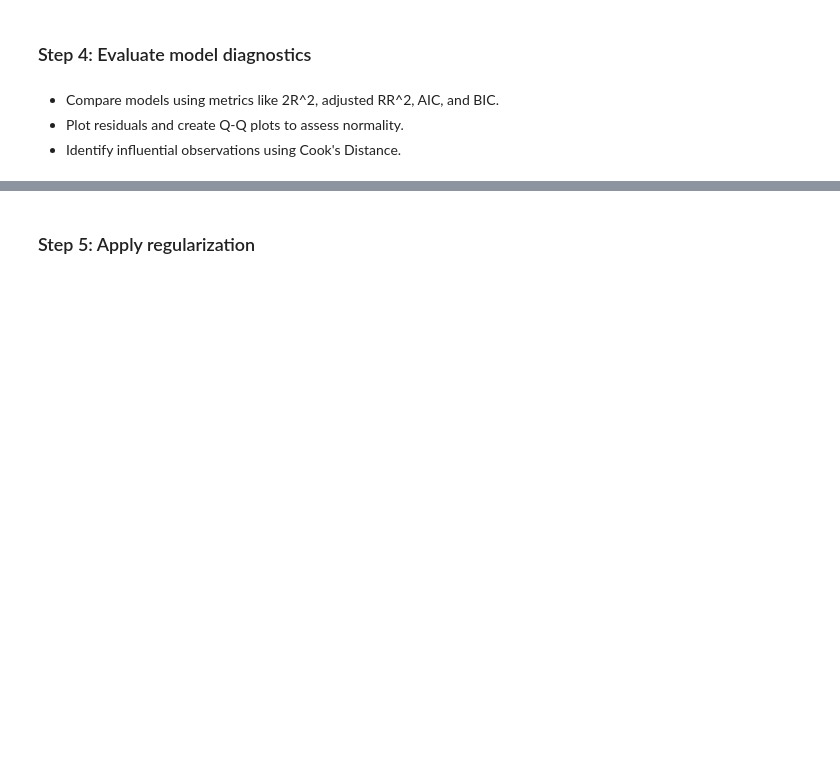
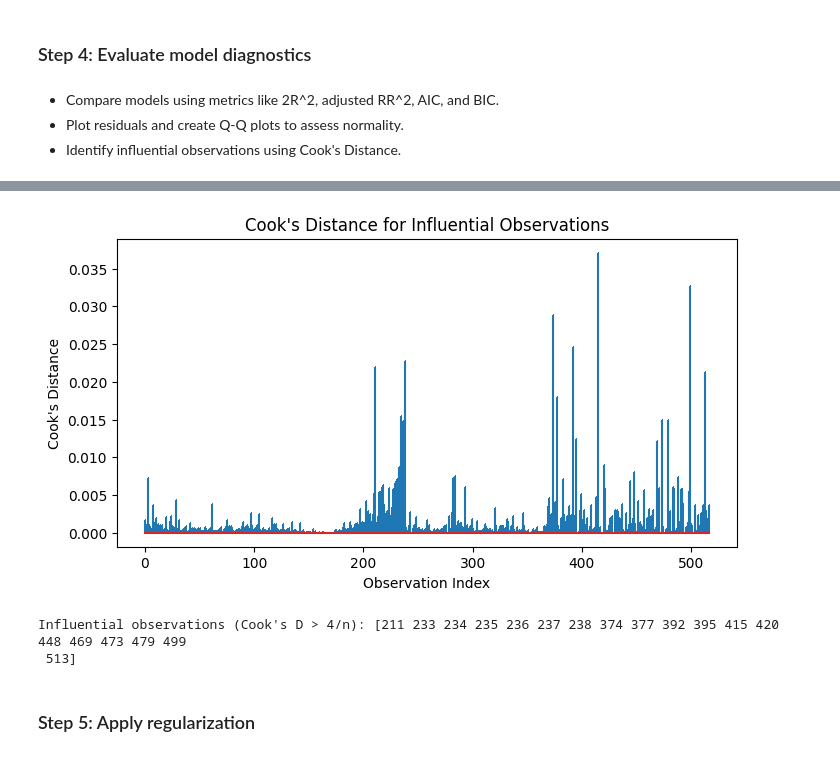
Before and after one commit to Uzmafaheem/Forest-Fires-Prevention, a Jupyter notebook: C06M08Lab.ipynb, the cells around one changed output, grey strips where cells are left out. Saved outputs shown, nothing was run; the diff lists cells and outputs as text; code cells hidden in the pictures; blank space fills up the shorter version.

```diff
--- a/C06M08Lab.ipynb
+++ b/C06M08Lab.ipynb
@@ -268,3 +451,22 @@ strong multicollinearity or other numerical problems.
+# %%
+influence = model.get_influence()
+cooks = influence.cooks_distance[0]
+
+plt.figure(figsize=(8,4))
+plt.stem(cooks, markerfmt=",", use_line_collection=True)
+plt.xlabel("Observation Index")
+plt.ylabel("Cook's Distance")
+plt.title("Cook's Distance for Influential Observations")
+plt.show()
+
+# Optional: highlight influential points (commonly threshold = 4/n)
+n = len(model.fittedvalues)
+influential_points = np.where(cooks > 4/n)[0]
+print("Influential observations (Cook's D > 4/n):", influential_points)
+# %% [output]
+[figure, added]
+Influential observations (Cook's D > 4/n): [211 233 234 235 236 237 238 374 377 392 395 415 420 448 469 473 479 499
+ 513]
 # %% [markdown]
 ### Step 5: Apply regularization
 # %% [markdown]
```
Also changed, not shown: parts of 7 cells of this notebook.
